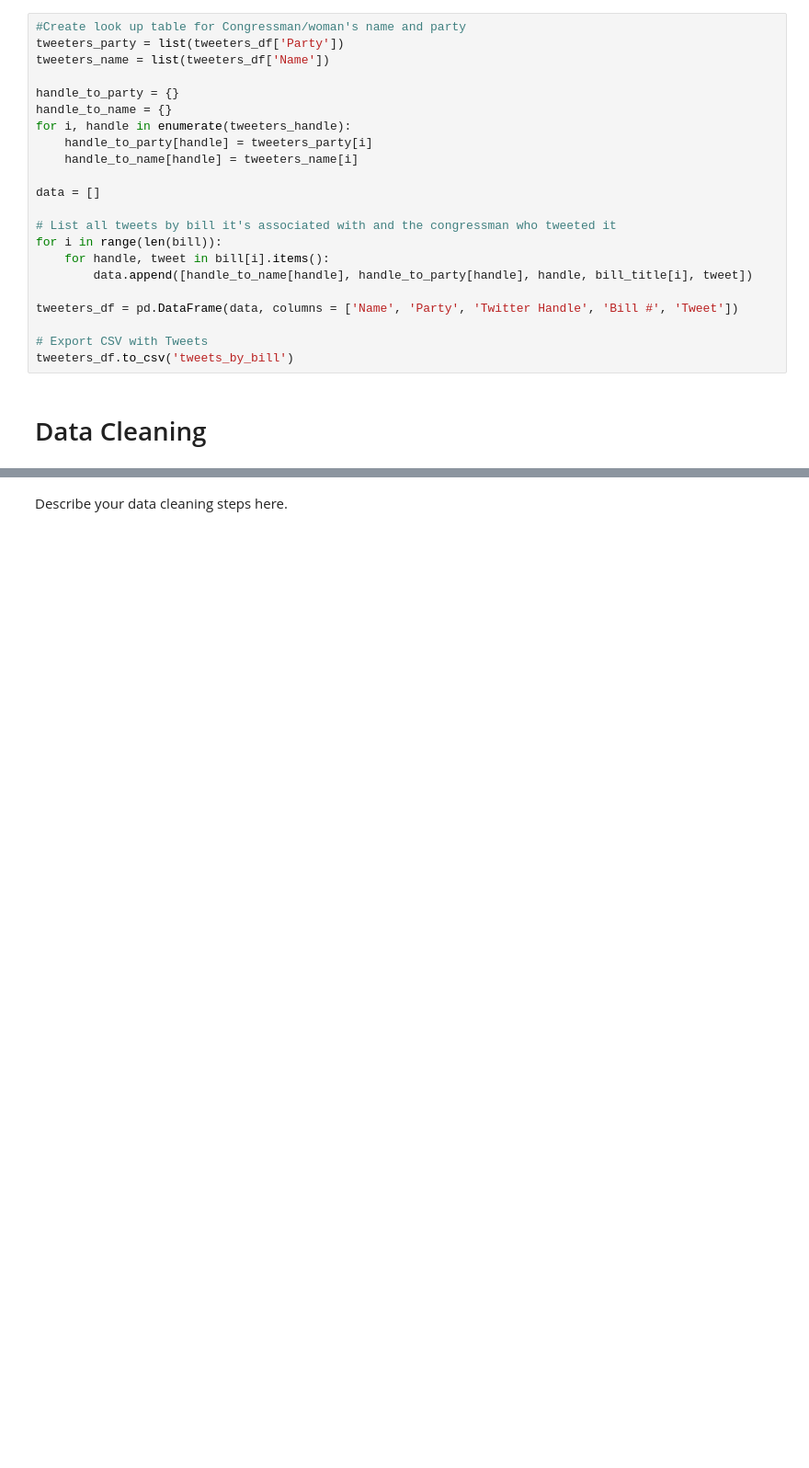
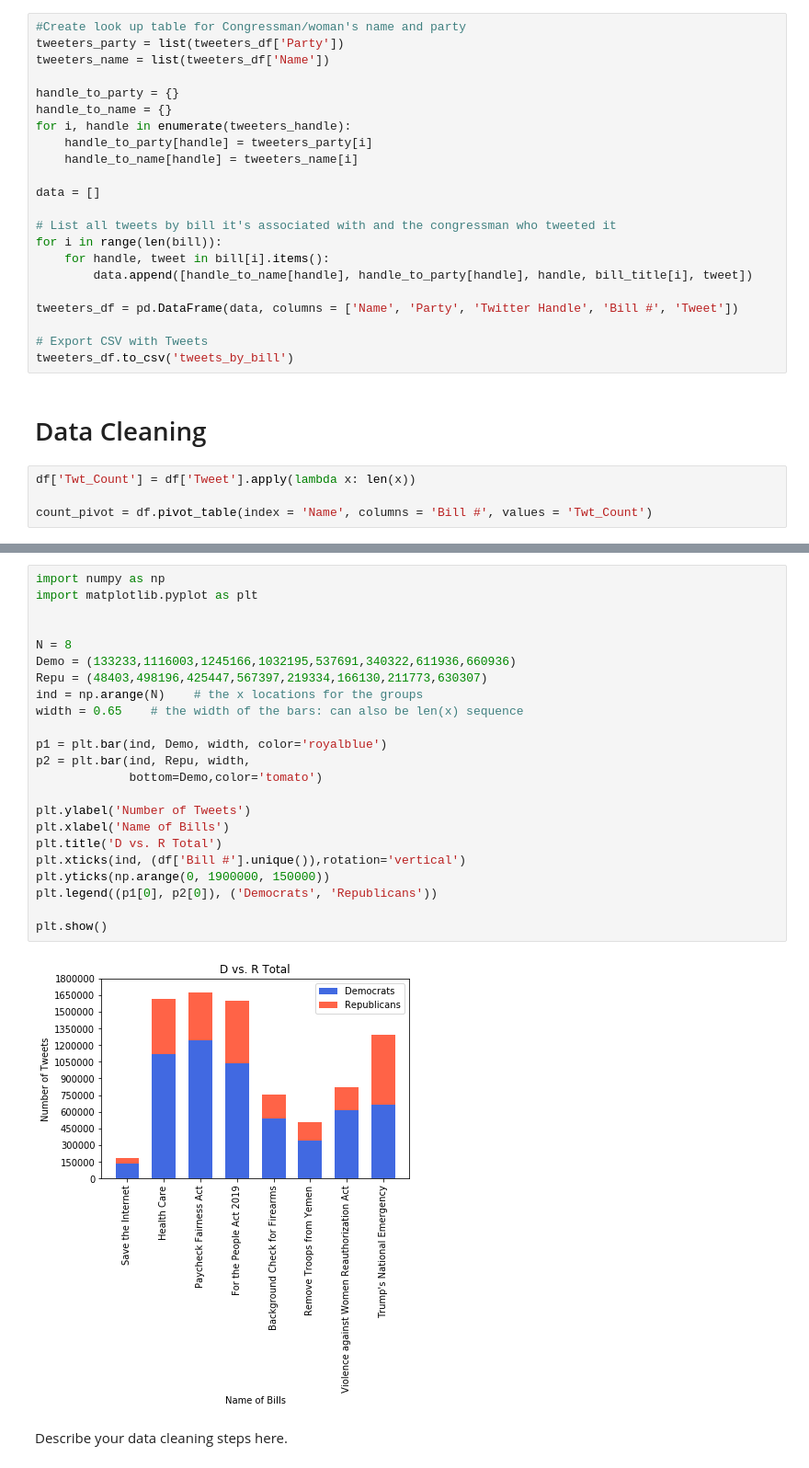
Before and after one commit to annsudhart/politician-tweet-analysis, a Jupyter notebook: data_collection.ipynb, the cells around one changed output, grey strips where cells are left out. Shown at 92% size. Cells and saved outputs as stored; diff of their text form; blank space fills up the shorter version.

Commit message:
add stacked graph

```diff
--- a/data_collection.ipynb
+++ b/data_collection.ipynb
@@ -203,3 +211,7 @@ tweeters_df = pd.DataFrame(data, columns = ['Name', 'Party', 'Twitter Handle', '
 tweeters_df.to_csv('tweets_by_bill')
 # %% [markdown]
 # Data Cleaning
+# %%
+df['Twt_Count'] = df['Tweet'].apply(lambda x: len(x))
+
+count_pivot = df.pivot_table(index = 'Name', columns = 'Bill #', values = 'Twt_Count')
@@ -206,3 +288,28 @@ tweeters_df.to_csv('tweets_by_bill')
+# %%
+import numpy as np
+import matplotlib.pyplot as plt
+
+
+N = 8
+Demo = (133233,1116003,1245166,1032195,537691,340322,611936,660936)
+Repu = (48403,498196,425447,567397,219334,166130,211773,630307)
+ind = np.arange(N)    # the x locations for the groups
+width = 0.65    # the width of the bars: can also be len(x) sequence
+
+p1 = plt.bar(ind, Demo, width, color='royalblue')
+p2 = plt.bar(ind, Repu, width,
+             bottom=Demo,color='tomato')
+
+plt.ylabel('Number of Tweets')
+plt.xlabel('Name of Bills')
+plt.title('D vs. R Total')
+plt.xticks(ind, (df['Bill #'].unique()),rotation='vertical')
+plt.yticks(np.arange(0, 1900000, 150000))
+plt.legend((p1[0], p2[0]), ('Democrats', 'Republicans'))
+
+plt.show()
+# %% [output]
+[figure, added]
 # %% [markdown]
 Describe your data cleaning steps here.
 # %%
```
Also changed, not shown: parts of 12 cells of this notebook.
